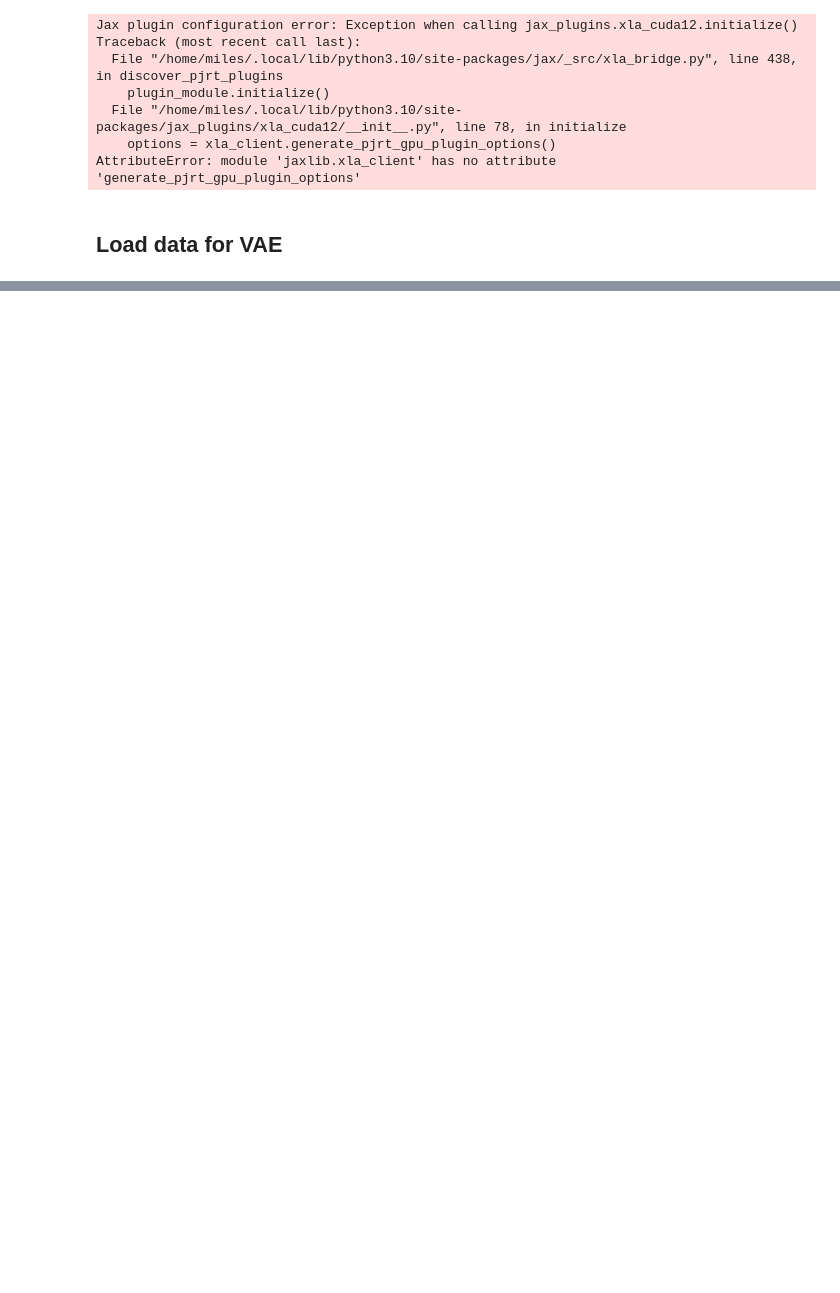
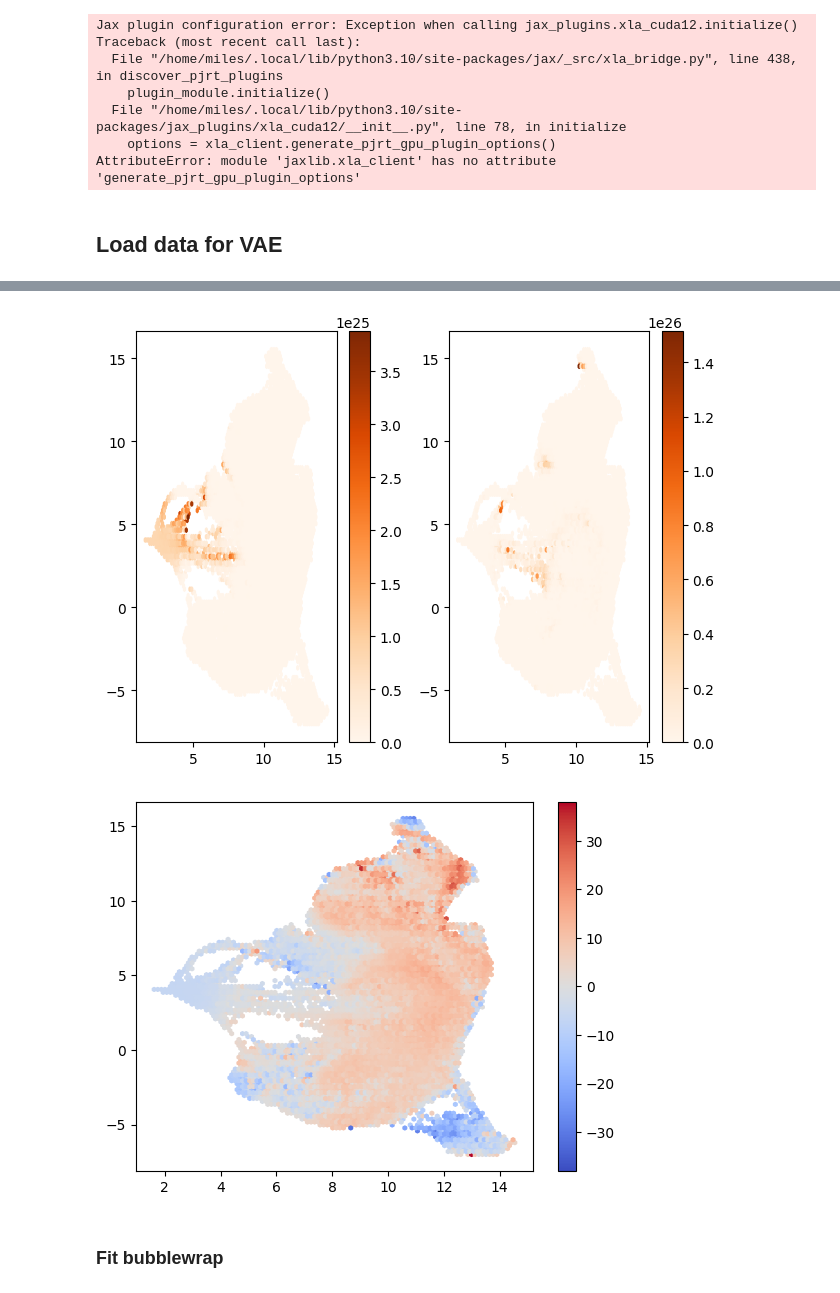
Before and after one commit to mdmarti/Bubblewrap_densities, a Jupyter notebook: budgie_warble_wrap.ipynb, the cells around one changed output, grey strips where cells are left out. Saved outputs shown, nothing was run; the diff lists cells and outputs as text; code cells hidden in the pictures; blank space fills up the shorter version.

```diff
--- a/budgie_warble_wrap.ipynb
+++ b/budgie_warble_wrap.ipynb
@@ -143,0 +342,13 @@ print(glob.glob(os.path.join(fullPath,conditions[0])))
+# %%
+from bubblewrap import single_logB
+print(bw.alpha.shape,bw.A.shape,bw.B.shape)
+test_prob = B_jax(drug_lats[0][0], bw.mu,bw.L,bw.L_diag)*bw.alpha
+
+# update to take fisher of each distribution???
+precs_pbs = bw._get_precision()#.transpose(2,1,0)[None,...]
+precs_drug = bw_drug._get_precision()#.transpose(2,1,0)[None,...]
+
+drug_probs_pbs = np.vstack([B_jax(dg,bw.mu,bw.L,bw.L_diag)*bw.alpha for dg in drug_lats[0]]) # these might just need to be alphas? need to update this part and all below. and also fit to each dataset independently!!
+pbs_probs_pbs = np.vstack([B_jax(p,bw.mu,bw.L,bw.L_diag)*bw.alpha for p in pb_lats[0]])
+drug_probs_drug = np.vstack([B_jax(dg,bw_drug.mu,bw_drug.L,bw_drug.L_diag)*bw_drug.alpha for dg in drug_lats[0]])
+pbs_probs_drug = np.vstack([B_jax(p,bw_drug.mu,bw_drug.L,bw_drug.L_diag)*bw_drug.alpha for p in pb_lats[0]])
@@ -143,0 +434,33 @@ print(glob.glob(os.path.join(fullPath,conditions[0])))
+# %%
+from matplotlib.colors import Normalize
+fig = plt.figure()
+ax = fig.add_subplot(121)
+ax2= fig.add_subplot(122)
+hb_pbs = ax.hexbin(uml[:,0].squeeze(),uml[:,1].squeeze(),C=fishers_pbs,cmap='Oranges',reduce_C_function=np.mean,gridsize=100)
+hb_drug = ax2.hexbin(uml[:,0].squeeze(),uml[:,1].squeeze(),C=fishers_drug,cmap='Oranges',reduce_C_function=np.mean,gridsize=100)
+pbs_local_means = hb_pbs.get_array()
+drug_local_means = hb_drug.get_array()
+ratios = np.log(drug_local_means/pbs_local_means)
+offsets = hb_pbs.get_offsets()
+
+cb = fig.colorbar(hb_pbs,ax=ax)
+cb2 = fig.colorbar(hb_drug,ax=ax2)
+plt.tight_layout()
+plt.show()
+plt.close()
+
+max_val = np.amax(np.abs(ratios))
+norm = Normalize(vmin=-max_val,vmax=max_val)
+fig = plt.figure()
+ax = plt.gca()
+
+hb_ratios = ax.hexbin(offsets[:,0],offsets[:,1],C=ratios,cmap='coolwarm',norm=norm)
+cb = fig.colorbar(hb_ratios,ax=ax)
+plt.show()
+plt.close()
+#ax.scatter(uml[inds==1,0],uml[inds==1,1],color='tab:orange',label='drug latents',alpha=0.15)
+# %% [output]
+[figure, added]
+[figure, added]
+# %% [markdown]
+### Fit bubblewrap
```
Also changed, not shown: parts of 41 cells of this notebook, 3 other files.
